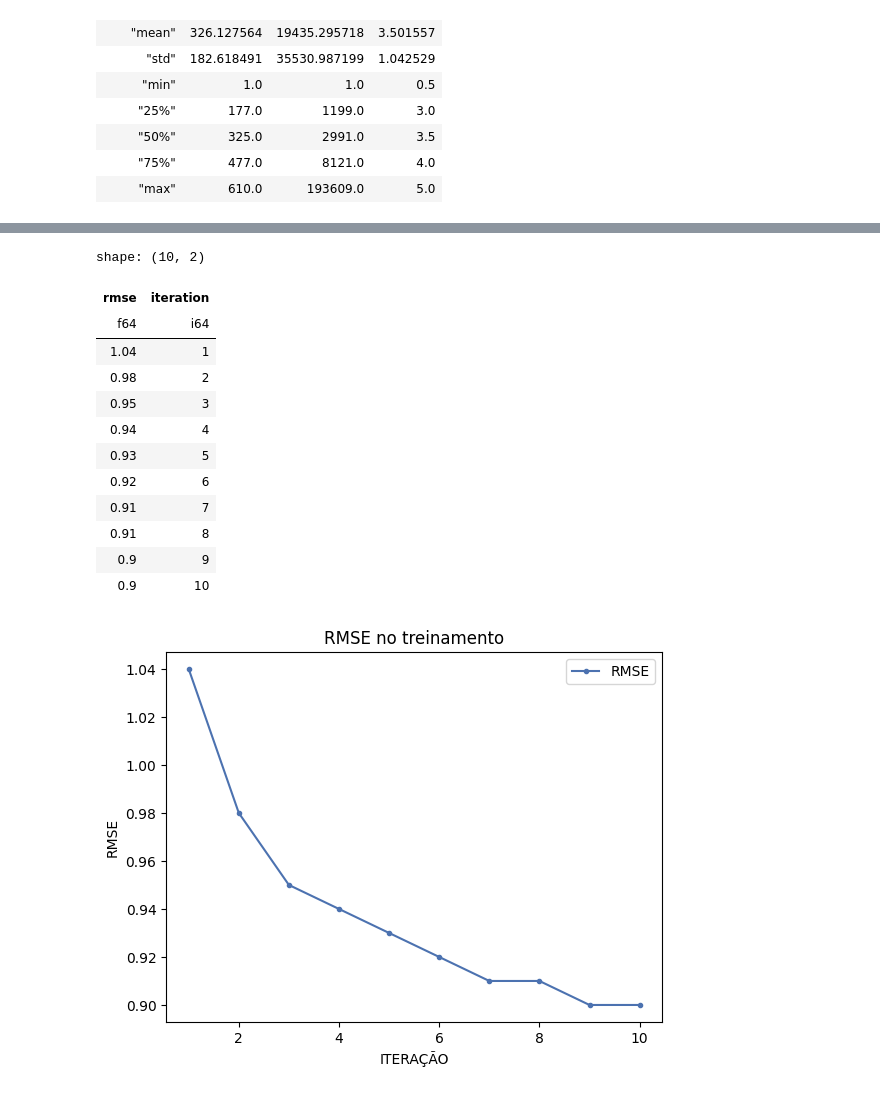
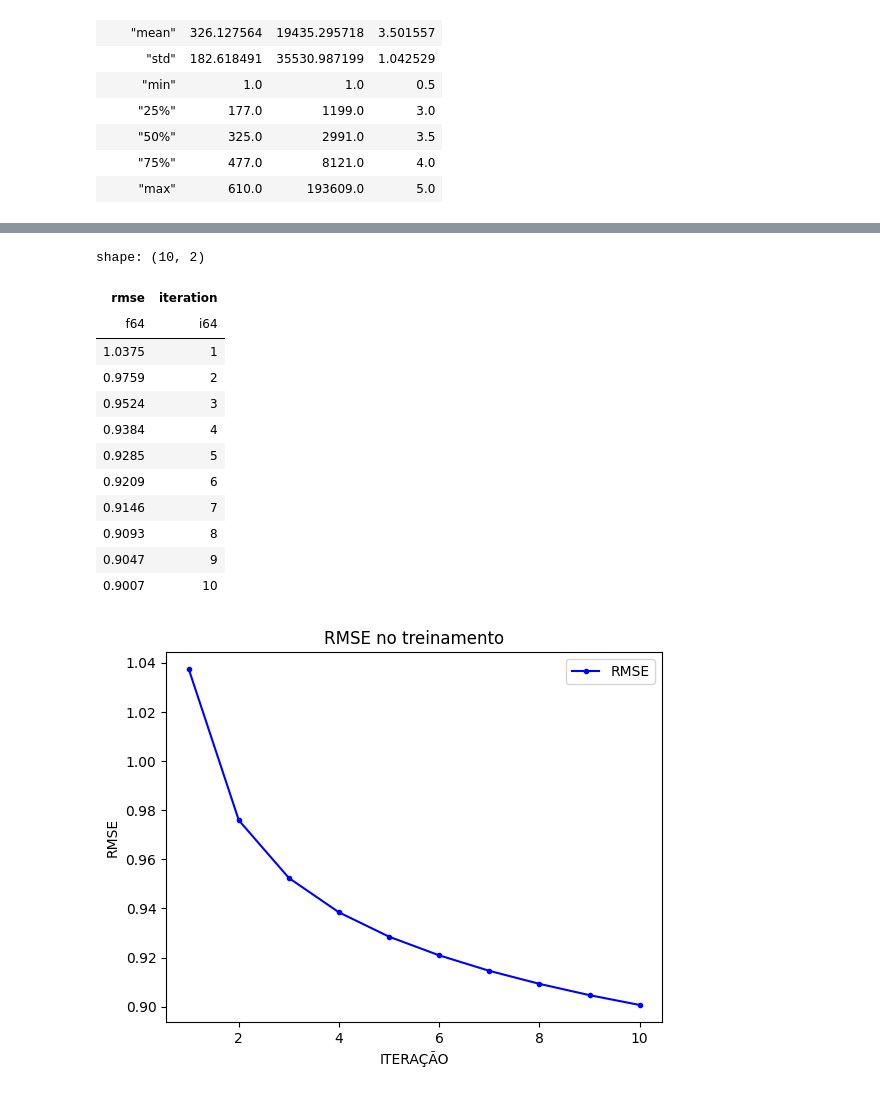
Before and after one commit to willonf/funk_svd, a Jupyter notebook: code.ipynb, the cells around one changed output, grey strips where cells are left out. Cells and saved outputs as stored; diff of their text form; code cells hidden in the pictures.

Commit message:
Adjust rounded values

```diff
--- a/code.ipynb
+++ b/code.ipynb
@@ -68,9 +67,9 @@ class FunkSVD:
                     temp_uf = self.P_matrix[user, factor]
                     self.P_matrix[user, factor] = self.P_matrix[user, factor] + self.learning_rate * (error_ui * self.Q_matrix[item, factor] - self.regulation * self.P_matrix[user, factor])
                     self.Q_matrix[item, factor] = self.Q_matrix[item, factor] + self.learning_rate * (error_ui * temp_uf - self.regulation * self.Q_matrix[item, factor])
-            _rmse_train_errors[n_iteration] = round_(math.sqrt(sq_error / rating_n_rows), 2)  # RMSE
-            _mae_train_errors[n_iteration] = round_(sq_error / rating_n_rows, 2)  # MAE
-            print(f'TRAINING - RMSE: {round_(math.sqrt(sq_error / rating_n_rows), 2)} - MAE: {round_(sq_error / rating_n_rows, 2)}')
+            _rmse_train_errors[n_iteration] = round(math.sqrt(sq_error / rating_n_rows), 4)  # RMSE
+            _mae_train_errors[n_iteration] = round(sq_error / rating_n_rows, 4)  # MAE
+            print(f'TRAINING - RMSE: {round(math.sqrt(sq_error / rating_n_rows), 4)} - MAE: {round(sq_error / rating_n_rows, 4)}')
 
         self.rmse_train_errors = pl.DataFrame(np.array([_rmse_train_errors, list(range(1, self.iterations + 1))]), schema=[("rmse", pl.Float64), ("iteration", pl.Int64)], orient="col")
         self.mae_train_errors = pl.DataFrame(np.array([_mae_train_errors, list(range(1, self.iterations + 1))]), schema=[("mae", pl.Float64), ("iteration", pl.Int64)], orient="col")
@@ -79,7 +78,7 @@ class FunkSVD:
         self.mae_train_errors.write_csv('./_mae_train_errors.csv')
 
     def predict_rating(self, user_id, item_id):
-        return round(self.global_mean + self.users_bias[user_id - 1] + self.items_bias[item_id - 1] + np.dot(self.P_matrix[user_id - 1], self.Q_matrix[item_id - 1]), 2)
+        return round(self.global_mean + self.users_bias[user_id - 1] + self.items_bias[item_id - 1] + np.dot(self.P_matrix[user_id - 1], self.Q_matrix[item_id - 1]), 4)
 
     def evaluate(self, X_user_item, y_rating):
         rating_n_rows = X_user_item.shape[0]
@@ -96,8 +95,8 @@ class FunkSVD:
             sq_error = sq_error + error_ui ** 2
             mae_error = mae_error + abs(error_ui)
 
-        self.rmse_test_error = round(math.sqrt(sq_error / rating_n_rows), 2)
-        self.mae_test_error = round(mae_error / rating_n_rows)
+        self.rmse_test_error = round(math.sqrt(sq_error / rating_n_rows), 4)
+        self.mae_test_error = round(mae_error / rating_n_rows, 4)
 # %%
 df_movies = pl.read_csv('./movies.csv')
 df_ratings = pl.read_csv('./ratings.csv')
@@ -183,32 +182,32 @@ model.rmse_train_errors
 shape: (10, 2)
 | rmse | iteration |
 | f64 | i64 |
-| 1.04 | 1 |
-| 0.98 | 2 |
-| 0.95 | 3 |
-| 0.94 | 4 |
-| 0.93 | 5 |
-| 0.92 | 6 |
-| 0.91 | 7 |
-| 0.91 | 8 |
-| 0.9 | 9 |
-| 0.9 | 10 |
+| 1.0375 | 1 |
+| 0.9759 | 2 |
+| 0.9524 | 3 |
+| 0.9384 | 4 |
+| 0.9285 | 5 |
+| 0.9209 | 6 |
+| 0.9146 | 7 |
+| 0.9093 | 8 |
+| 0.9047 | 9 |
+| 0.9007 | 10 |
 # %%
 import matplotlib.pyplot as plt
 
-iterations = model.rmse_train_errors["iteration"].to_list()
-rmse_values = model.rmse_train_errors["rmse"].to_list()
+iterations_list = model.rmse_train_errors["iteration"].to_list()
+rmse_list = model.rmse_train_errors["rmse"].to_list()
 
 plt.style.use('default')
-plt.plot(iterations, rmse_values, marker='.', linestyle='-', color='b', label='RMSE')
+plt.plot(iterations_list, rmse_list, marker='.', linestyle='-', color='b', label='RMSE')
 plt.xlabel("ITERAÇÃO")
 plt.ylabel("RMSE")
 plt.title("RMSE no treinamento")
 plt.grid(False)
 plt.legend()
 plt.show()
 # %% [output]
-[figure, old version]
+[figure, new version]
 # %%
 import matplotlib.pyplot as plt
 
```
Also changed, not shown: parts of 5 cells of this notebook.
